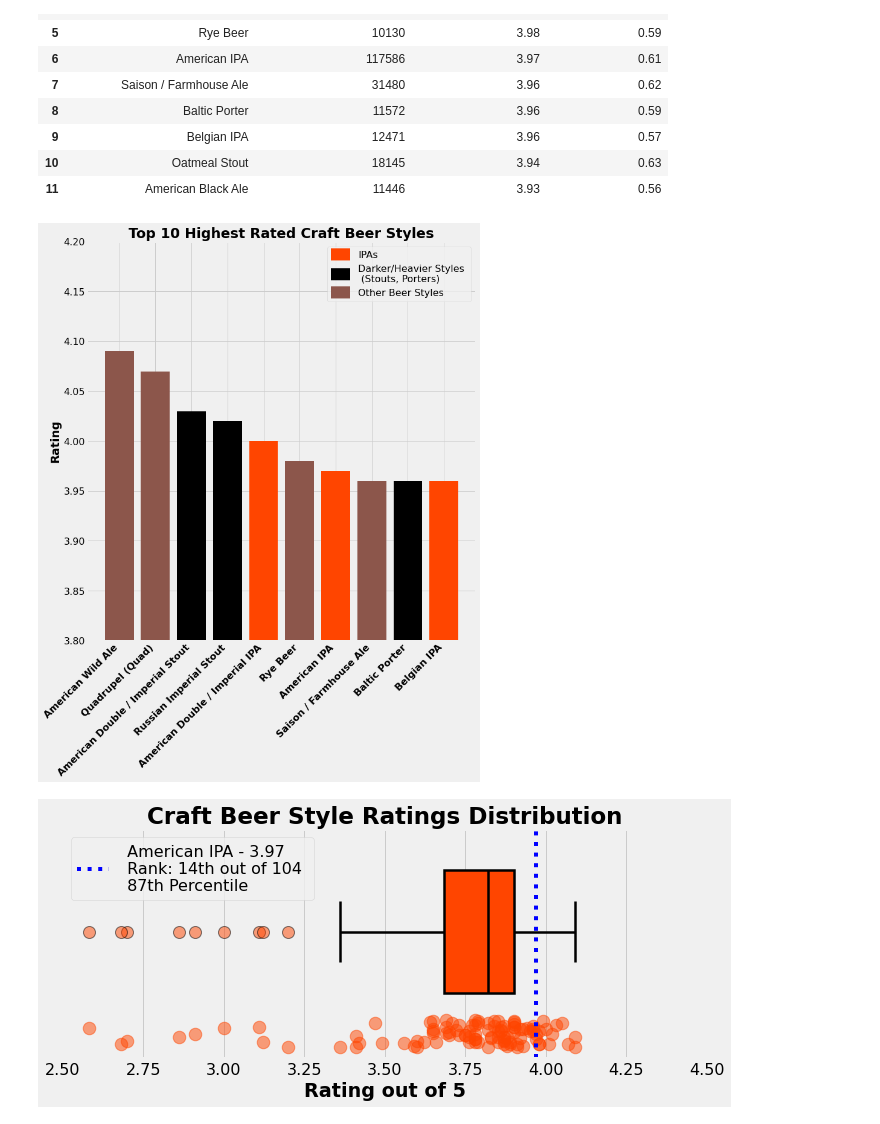
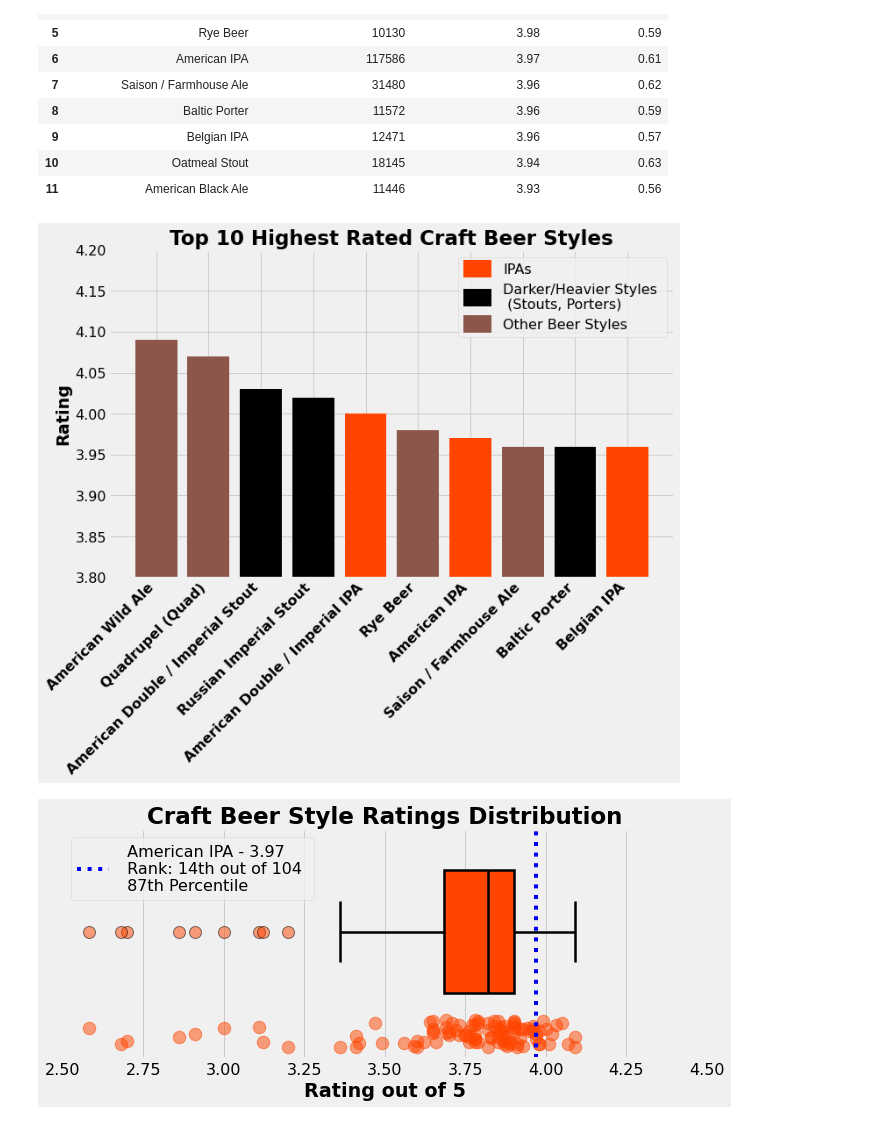
Before and after one commit to jeffjohannsen/Beer_Style_Review_Exploration, a Jupyter notebook: notebooks/Beer_Style_Comparisons.ipynb, the cells around one changed output. Drawn from its saved outputs; the diff is of its cells as text; code cells hidden in the pictures.

```diff
--- a/notebooks/Beer_Style_Comparisons.ipynb
+++ b/notebooks/Beer_Style_Comparisons.ipynb
@@ -8,7 +8,7 @@ from matplotlib.lines import Line2D
 plt.style.use('fivethirtyeight')
 plt.rcParams.update({'font.size': 16, 'font.family': 'sans'})
 # %%
-df = pd.read_csv('../data/beer_reviews.csv')
+df = pd.read_csv('../data/full_data/beer_reviews.csv')
 # %%
 bsdf = df.copy()
 # %%
@@ -337,35 +337,35 @@ bsdf_mean_sort.head(12)
 | 10 | Oatmeal Stout | 18145 | 3.94 | 0.63 |
 | 11 | American Black Ale | 11446 | 3.93 | 0.56 |
 # %%
-fig, ax = plt.subplots(figsize=(10,10))
+fig, ax = plt.subplots(figsize=(10,6))
 fig.tight_layout()
 
 # data
 x_data = np.arange(10)
 y_data = bsdf_mean_sort.loc[:9, 'review_overall_mean']
 mean_review_count = bsdf_mean_sort['beer_style_review_count'].mean()
 
 # plotting
 bar_colors = ['tab:brown', 'tab:brown', 'k', 'k', 'orangered', 'tab:brown', 'orangered', 'tab:brown', 'k', 'orangered']
 ax.bar(x_data, y_data, color=bar_colors)
 
 ax.set_title("Top 10 Highest Rated Craft Beer Styles", fontweight="bold")
 # ax.set_xlabel("Beer Style")
 ax.set_ylabel("Rating", fontweight="bold")
 ax.set_ylim(3.8, 4.2)
 
 # Make the ticks at the center of the bar using:
 #   center = left_edge + 0.5*width
 ax.set_xticks(x_data)
 ax.set_xticklabels(bsdf_mean_sort.loc[:9, 'beer_style'], rotation = 45, ha="right", fontweight='bold')
 legend_elements = [Line2D([0], [0], color='orangered', lw=20, label='IPAs'),
                    Line2D([0], [0], color='k', lw=20, label='Darker/Heavier Styles \n (Stouts, Porters)'),
                    Line2D([0], [0], color='tab:brown', lw=20, label='Other Beer Styles')]
 
 ax.legend(handles=legend_elements)
 plt.savefig('highest_rated_top_10.png', dpi = 300, bbox_inches='tight')
 # %% [output]
-[figure, old version]
+[figure, new version]
 # %%
 fig, ax = plt.subplots(figsize=(10,4))
 fig.tight_layout()
```
Also changed, not shown: parts of 1 cell of this notebook, 8 other files.
